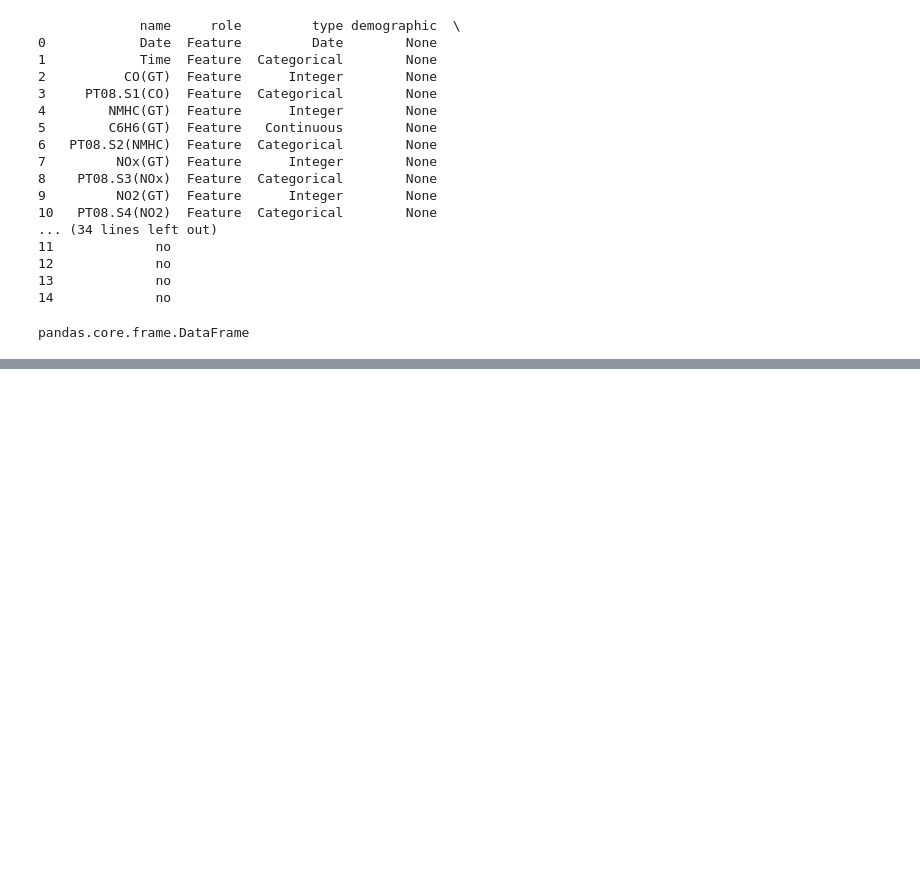
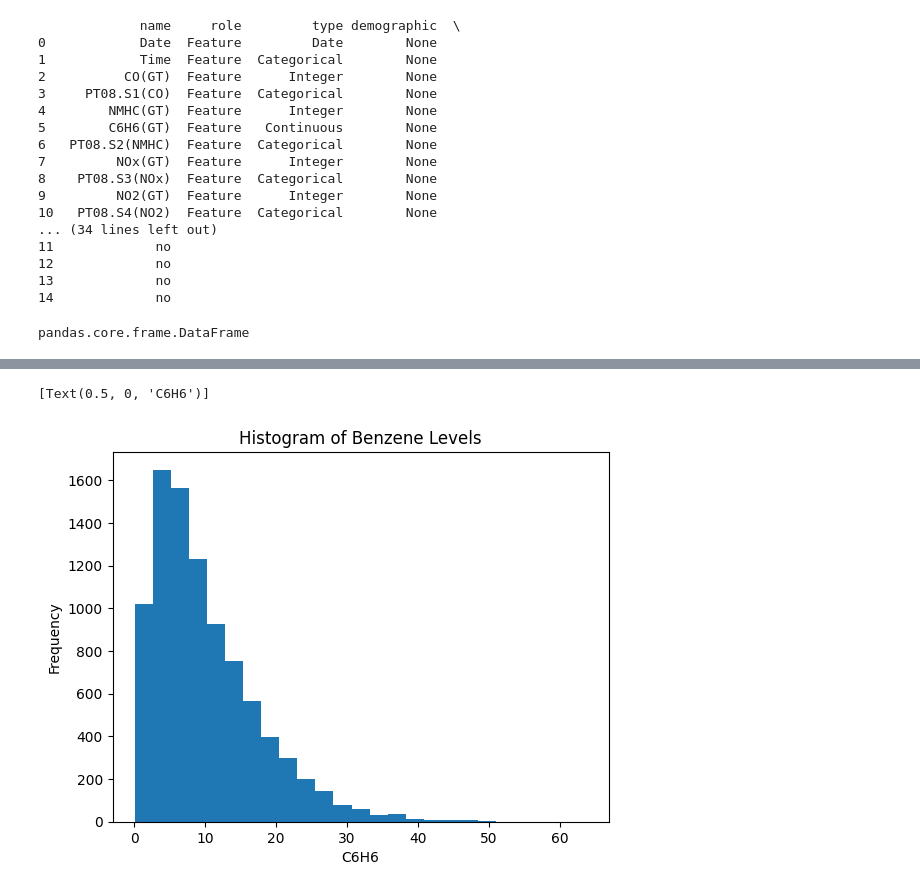
Before and after one commit to YefridC09/ST-554-Project1-Template, a Jupyter notebook: Task2/st554_project1_task2.ipynb, the cells around one changed output, grey strips where cells are left out. Drawn from its saved outputs; the diff is of its cells as text; code cells hidden in the pictures; blank space fills up the shorter version.

Commit message:
Committing new changes that include graphs

```diff
--- a/Task2/st554_project1_task2.ipynb
+++ b/Task2/st554_project1_task2.ipynb
@@ -203,0 +232,7 @@ There are 15 variables in this dataset.
+# %%
+# Histogram of C6H6
+air_data_clean.C6H6.plot.hist(bins = 25, title = "Histogram of Benzene Levels") \
+    .set(xlabel = "C6H6")
+# %% [output]
+[Text(0.5, 0, 'C6H6')]
+[figure, added]
```
Also changed, not shown: parts of 37 cells of this notebook.
